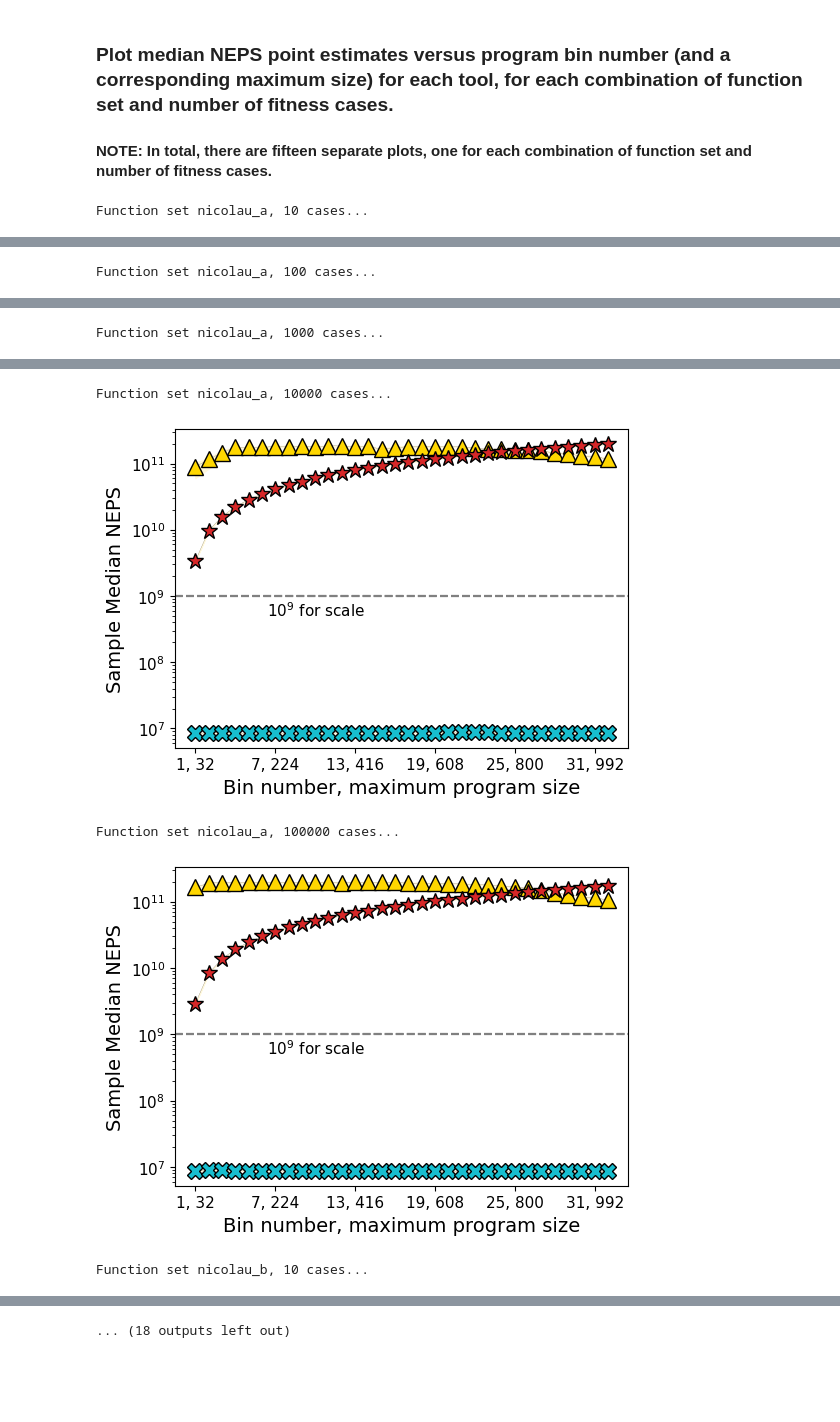
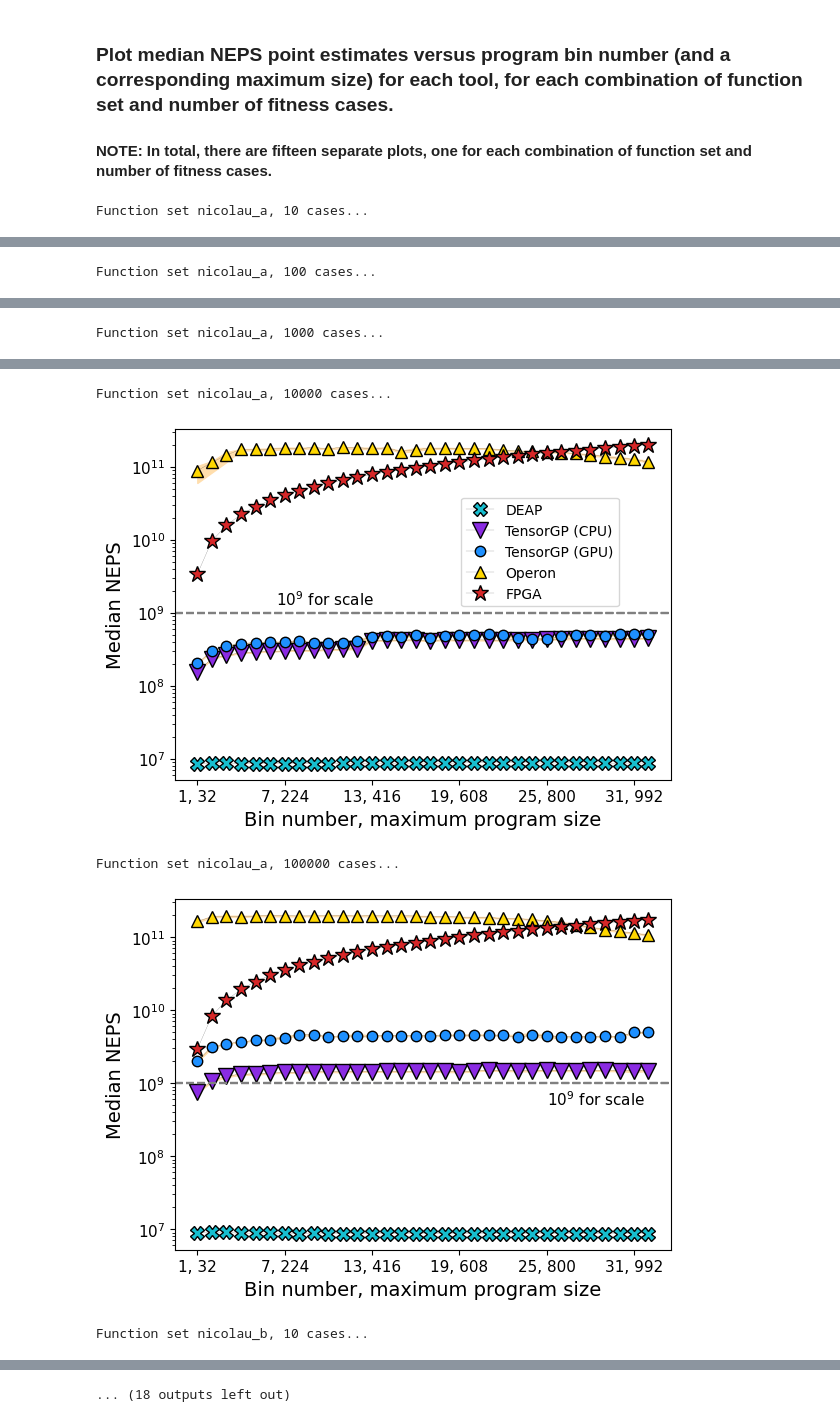
Before and after one commit to christophercrary/conference-eurogp-2023, a Jupyter notebook: experiment/tools/stats.ipynb, the cells around one changed output, grey strips where cells are left out. Cells and saved outputs as stored; diff of their text form; code cells hidden in the pictures; blank space fills up the shorter version.

```diff
--- a/experiment/tools/stats.ipynb
+++ b/experiment/tools/stats.ipynb
@@ -17,7 +17,7 @@ from gp.contexts.symbolic_regression.primitive_sets import \
 %matplotlib inline
 matplotlib.rcParams['pdf.fonttype'] = 42
 matplotlib.rcParams['ps.fonttype'] = 42
-matplotlib.rcParams['figure.figsize'] = 5.85, 4.135
+# matplotlib.rcParams['figure.figsize'] = 5.85, 4.135
 # matplotlib.rcParams['figure.figsize'] = 11.7, 8.27
 # style.use('seaborn-poster')
 
@@ -26,8 +26,8 @@ root_dir = f'{os.getcwd()}/../results'
 graphics_dir = f'{root_dir}/graphics'
 
 # GP tools.
-tools = ('DEAP', 'Operon', 'FPGA')
-# tools = ('DEAP', 'TensorGP (CPU)', 'TensorGP (GPU)', 'Operon', 'FPGA')
+tools = ('DEAP', 'TensorGP (CPU)', 'TensorGP (GPU)', 'Operon', 'FPGA')
+# tools = ('DEAP', 'Operon', 'FPGA')
 
 # Primitive sets.
 primitive_sets = {
@@ -276,20 +312,18 @@ Average FPGA Speedup shape:
 
 #### **NOTE:** In total, there are fifteen separate plots, one for each combination of function set and number of fitness cases.
 # %%
-colors = ('tab:cyan', 'gold', 'tab:red', 'tab:green', 'tab:red')
-# colors = ('tab:cyan', 'tab:purple', 'tab:blue', 'gold', 'tab:red')
-markers = ('X', '^', '*', 'd', '*')
-# markers = ('X', 'd', '.', '^', '*')
-marker_sizes = (6, 4, 8, 5, 9)
-print_legend = ((True, False, False, False, False),
+colors = ('tab:cyan', 'blueviolet', 'dodgerblue', 'gold', 'tab:red')
+markers = ('X', 'v', '.', '^', '*')
+marker_sizes = (10, 11, 15, 9, 12)
+print_legend = ((False, False, False, True, False),
                 (False, False, False, False, False),
                 (False, False, False, False, False))
-scale_text_x = ((205, 205, 205, 205, 205),
-                (52, 52, 52, 52, 52),
-                (25, 25, 25, 25, 25))
-scale_text_y = ((0.5e9, 0.5e9, 0.5e9, 1.25e9, 6e8),
-                (0.5e9, 0.5e9, 0.5e9, 1.25e9, 6e8),
-                (0.45e9, 0.5e9, 0.5e9, 1.25e9, 5.5e8))
+scale_text_x = ((800, 205, 205, 205, 800),
+                (15, 200, 200, 200, 52),
+                (15, 25, 200, 25, 200))
+scale_text_y = ((1.02e9, 0.5e9, 0.5e9, 1.25e9, 5e8),
+                (1.1e9, 0.5e9, 0.5e9, 1.25e9, 6e8),
+                (1.1e9, 0.5e9, 0.5e9, 1.25e9, 5.5e8))
 
 for j, ((name, ps), d_) in enumerate(zip(primitive_sets.items(), d)):
     # For each primitive set...
@@ -321,29 +355,33 @@ for j, ((name, ps), d_) in enumerate(zip(primitive_sets.items(), d)):
 
             plt.plot(
                 x, y, label=f'{tool}', markerfacecolor=colors[i],
-                marker=markers[i], markersize=12, color='black', linewidth=0.1)
+                marker=markers[i], markersize=marker_sizes[i],
+                color='black', linewidth=0.1)
+                # markeredgewidth=0.01, color='black', linewidth=0.1)
             plt.axhline(y=1e9, color='gray', linestyle='dashed')
-            plt.fill_between(
-                x, percentile_25, percentile_75, interpolate=True,
-                # x, lower_bound, upper_bound, interpolate=True,
-                # color='mintcream')
-                color='cornsilk')
+            if any(iqr_ != 0 for iqr_ in iqr):
+                plt.fill_between(
+                    x, percentile_25, percentile_75, interpolate=True,
+                    color='navajowhite')
 
         plt.text(
-            scale_text_x[j][i], scale_text_y[j][i], '$10^9$ for scale',
+            scale_text_x[j][k], scale_text_y[j][k], '$10^9$ for scale',
             weight='normal', fontsize = 11)
+
 
         plt.xlabel('Bin number, maximum program size', fontsize=14)
         plt.xticks(index, [f'{str(ind_)}, {str(ind)}'
             for ind, ind_ in zip(index, index_)], fontsize=11)
         plt.yticks(fontsize=11)
         plt.locator_params(axis='x', nbins=6)
-        plt.ylabel('Sample Median NEPS', fontsize=14)
+        plt.ylabel('Median NEPS', fontsize=14)
         plt.yscale('log')
         if print_legend[j][k]:
-            plt.legend(loc='center right')
-        # plt.savefig(f'{graphics_dir}/{name}/median_neps_{nfc}.svg')
-        # plt.savefig(f'{graphics_dir}/{name}/median_neps_{nfc}.png', dpi=600)
+            plt.legend(loc='best', bbox_to_anchor=(0.91, 0.65))
+        plt.subplots_adjust(bottom=0.15)
+        plt.savefig(
+            f'{graphics_dir}/{name}/median_neps_{name}_{nfc}.svg',
+            format='svg', dpi=300)
         plt.show()
 # %% [output]
 Function set nicolau_a, 10 cases...
@@ -355,5 +393,5 @@ Function set nicolau_a, 1000 cases...
 Function set nicolau_a, 10000 cases...
-[figure, old version]
+[figure, new version]
 Function set nicolau_a, 100000 cases...
-[figure, old version]
+[figure, new version]
 Function set nicolau_b, 10 cases...
```
Also changed, not shown: parts of 4 cells of this notebook, 15 other files.
